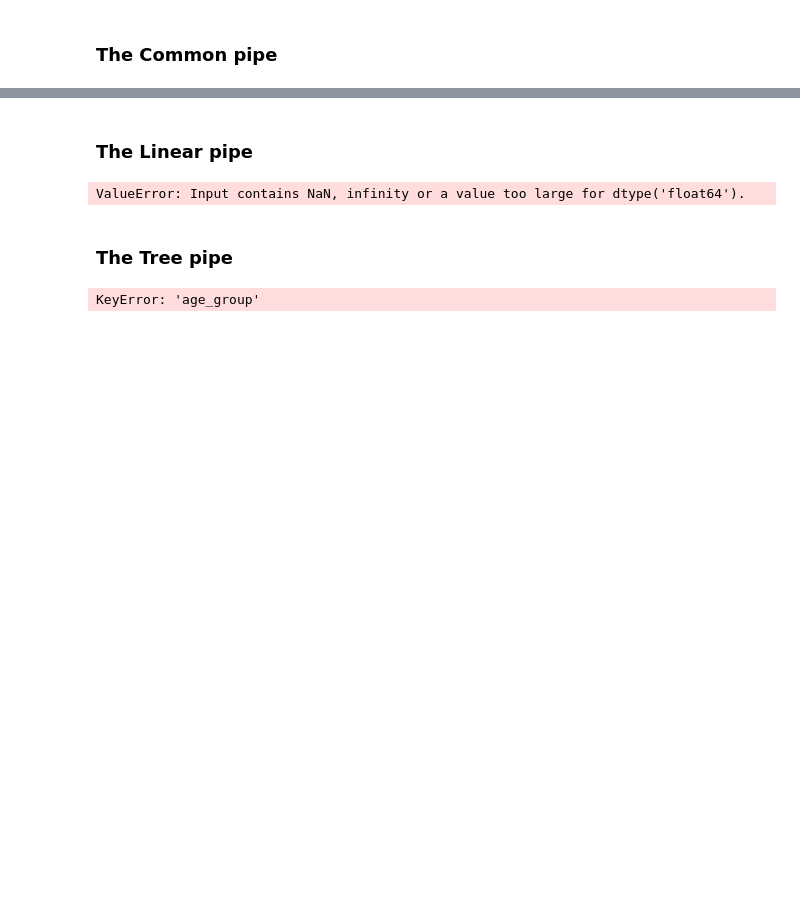
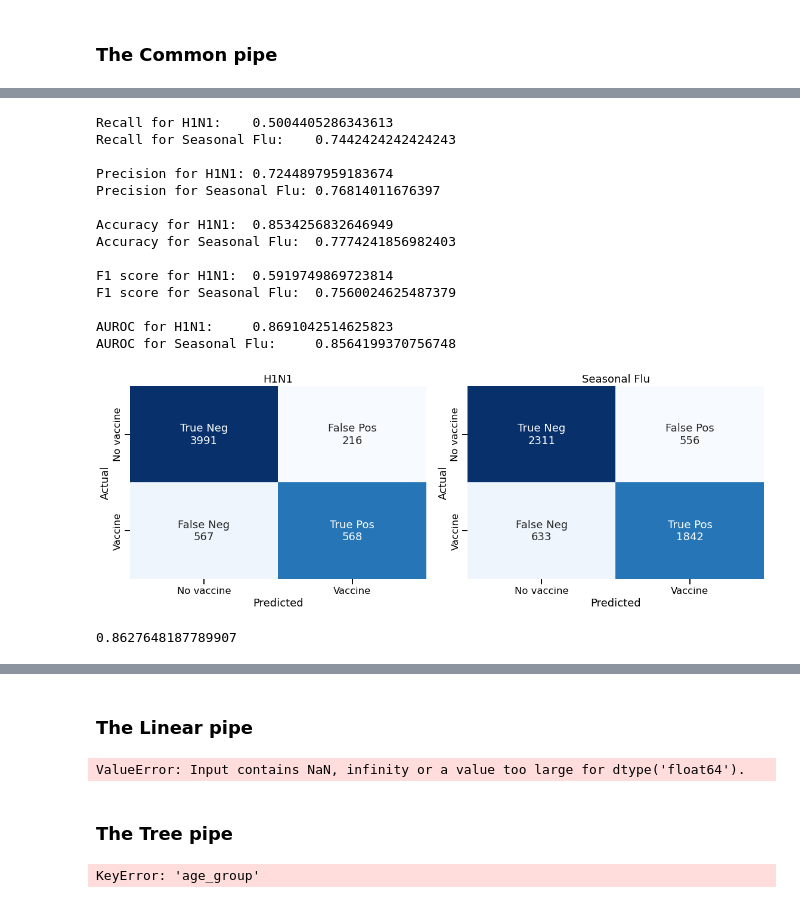
Before and after one commit to jeffbeech/Flu-Shot-Learning, a Jupyter notebook: matt notebook.ipynb, the cells around one changed output, grey strips where cells are left out. Saved outputs shown, nothing was run; the diff lists cells and outputs as text; code cells hidden in the pictures; blank space fills up the shorter version.

```diff
--- a/matt notebook.ipynb
+++ b/matt notebook.ipynb
@@ -255,0 +349,32 @@ Linear preprocessor:
+# %%
+linear_preprocessor.fit(X_train, y_train_h1n1)
+y_hat_h1n1 = linear_preprocessor.predict(X_test)
+y_proba_h1n1 = linear_preprocessor.predict_proba(X_test)
+y_proba_h1n1_comp = linear_preprocessor.predict_proba(X_test_comp)
+
+linear_preprocessor.fit(X_train, y_train_ssnl)
+y_hat_ssnl = linear_preprocessor.predict(X_test)
+y_proba_ssnl = linear_preprocessor.predict_proba(X_test)
+y_proba_ssnl_comp = linear_preprocessor.predict_proba(X_test_comp)
+# %%
+all_metrics([y_test_h1n1, y_test_ssnl], [y_hat_h1n1, y_hat_ssnl], [y_proba_h1n1, y_proba_ssnl], ['H1N1', 'Seasonal Flu'])
+# %% [output]
+Recall for H1N1:    0.5004405286343613
+Recall for Seasonal Flu:    0.7442424242424243
+
+Precision for H1N1: 0.7244897959183674
+Precision for Seasonal Flu: 0.76814011676397
+
+Accuracy for H1N1:  0.8534256832646949
+Accuracy for Seasonal Flu:  0.7774241856982403
+
+F1 score for H1N1:  0.5919749869723814
+F1 score for Seasonal Flu:  0.7560024625487379
+
+AUROC for H1N1:     0.8691042514625823
+AUROC for Seasonal Flu:     0.8564199370756748
+[figure, added]
+# %%
+(0.8691092776984864+0.8564203598594949) / 2
+# %% [output]
+0.8627648187789907
```
Also changed, not shown: parts of 34 cells of this notebook, 1 other file.
